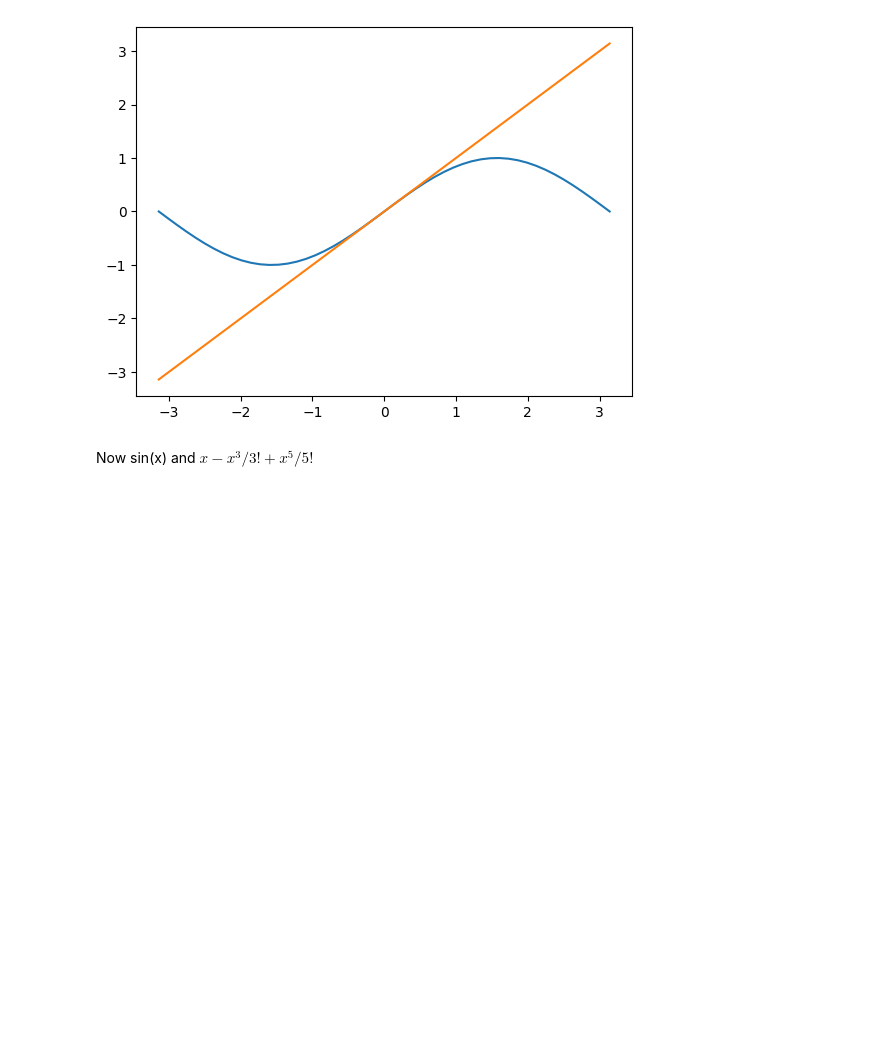
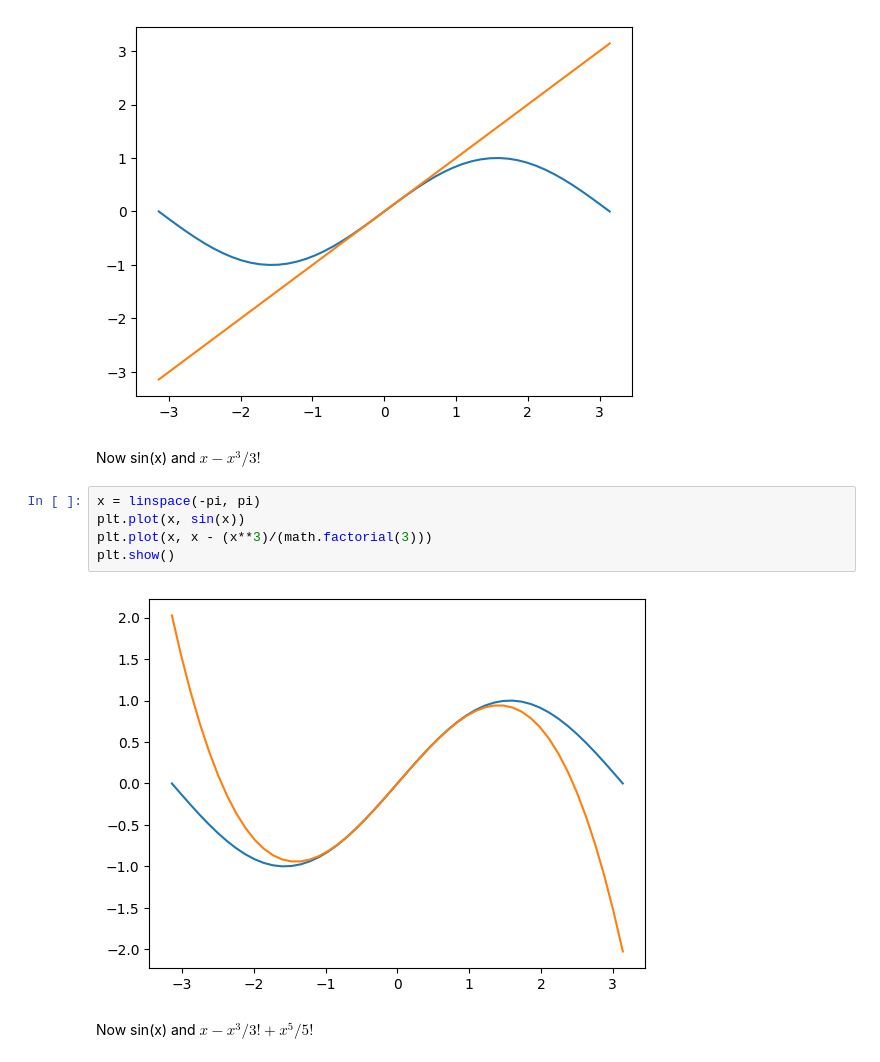
Before and after one commit to pooyanosk1382/numericalAnalysis, a Jupyter notebook: Taylor.ipynb, the cells around one changed output. Cells and saved outputs as stored; diff of their text form; blank space fills up the shorter version.

```diff
--- a/Taylor.ipynb
+++ b/Taylor.ipynb
@@ -22,6 +22,15 @@ plt.plot(x, x)
 plt.show()
 # %% [output]
 [figure]
+# %% [markdown]
+Now sin(x) and $x - x^3/3!$
+# %%
+x = linspace(-pi, pi)
+plt.plot(x, sin(x))
+plt.plot(x, x - (x**3)/(math.factorial(3)))
+plt.show()
+# %% [output]
+[figure, added]
 # %% [markdown]
 Now sin(x) and $x - x^3/3! + x^5/5!$
 # %%
```
Also changed, not shown: parts of 2 cells of this notebook.
